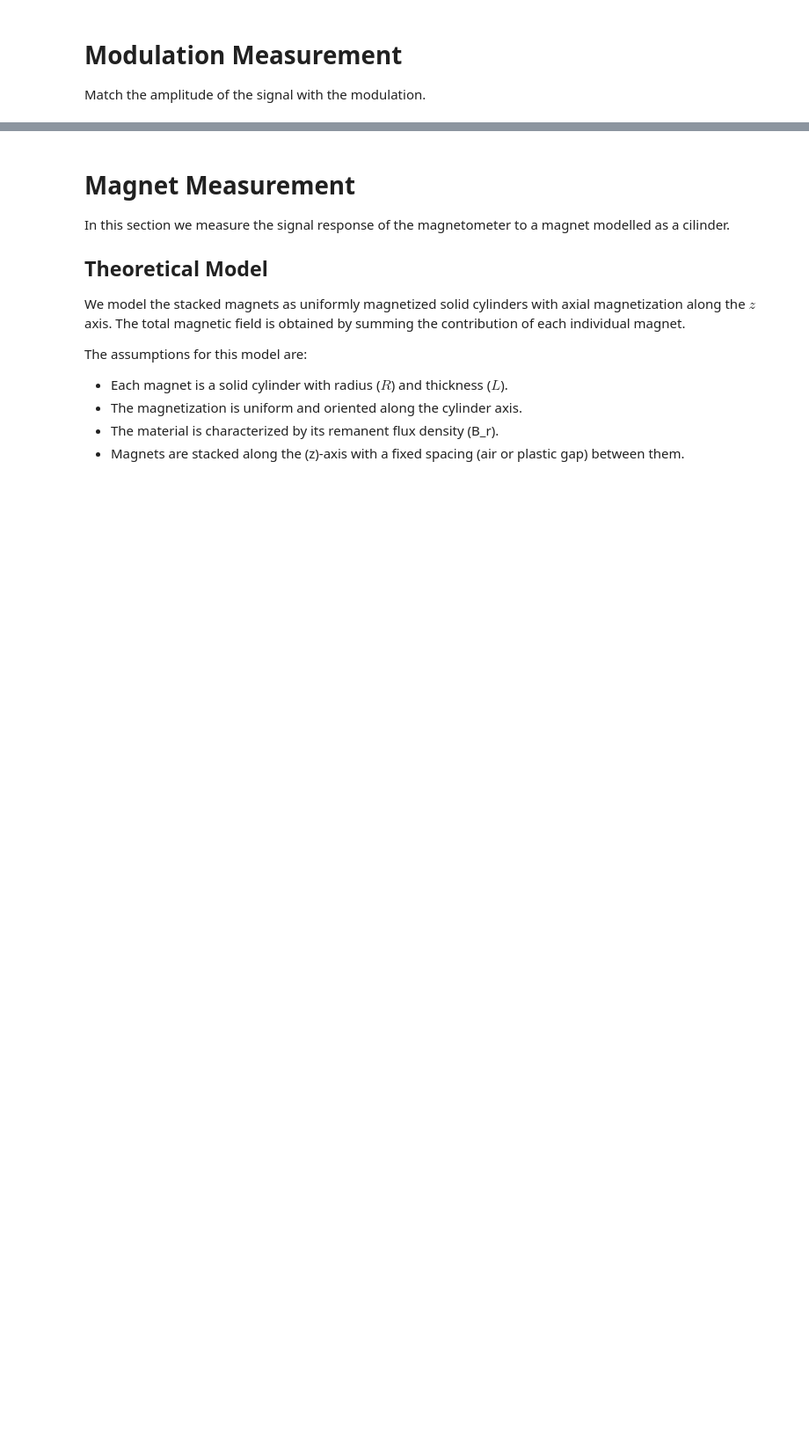
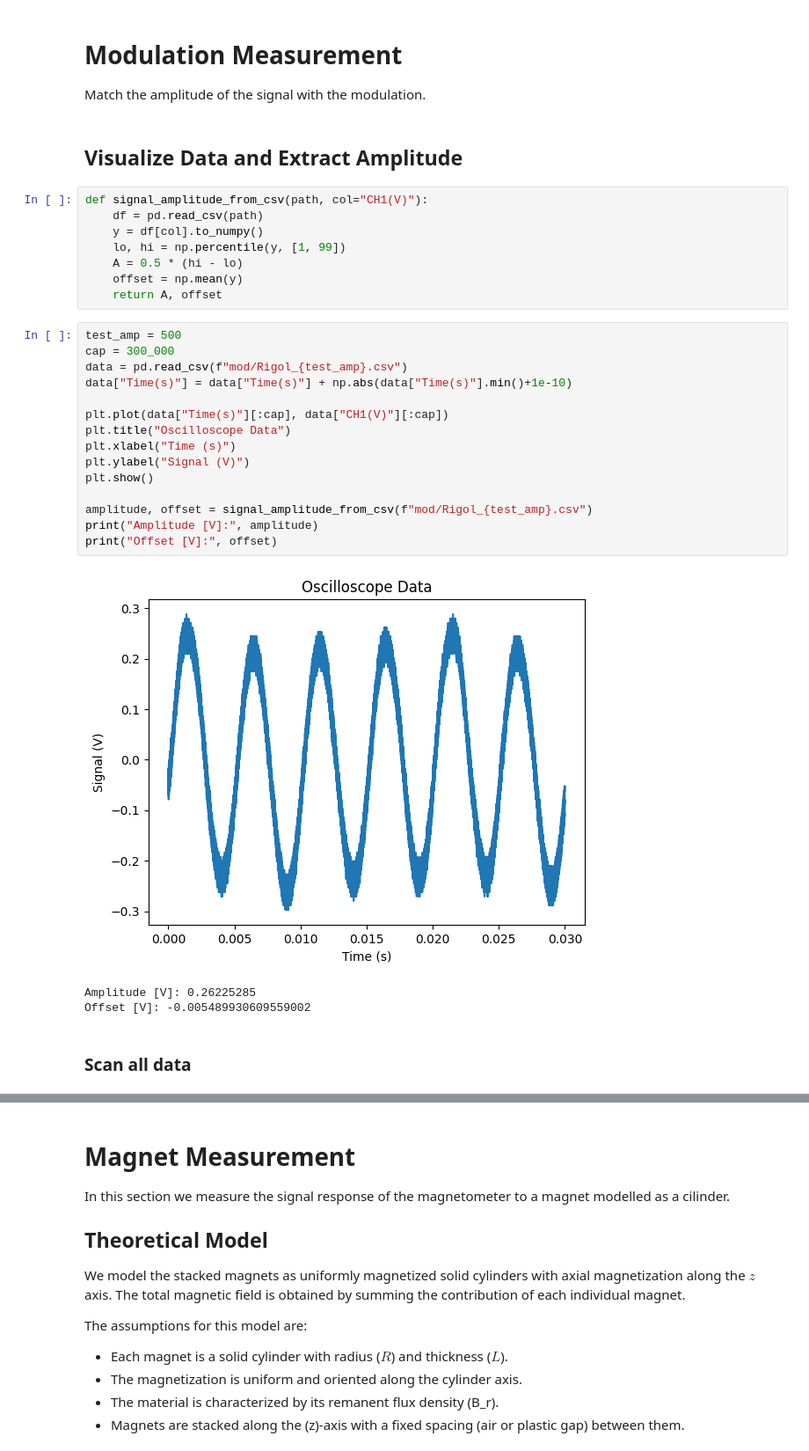
Before and after one commit to jjavierf64/MQST_Projects, a Jupyter notebook: AQL/graphs.ipynb, the cells around one changed output, grey strips where cells are left out. Shown at 88% size. Saved outputs shown, nothing was run; the diff lists cells and outputs as text; blank space fills up the shorter version.

```diff
--- a/AQL/graphs.ipynb
+++ b/AQL/graphs.ipynb
@@ -9,3 +11,34 @@ from scipy.optimize import curve_fit
 # Modulation Measurement
 
 Match the amplitude of the signal with the modulation.
+# %% [markdown]
+## Visualize Data and Extract Amplitude
+# %%
+def signal_amplitude_from_csv(path, col="CH1(V)"):
+    df = pd.read_csv(path)
+    y = df[col].to_numpy()
+    lo, hi = np.percentile(y, [1, 99])
+    A = 0.5 * (hi - lo)
+    offset = np.mean(y)
+    return A, offset
+# %%
+test_amp = 500
+cap = 300_000
+data = pd.read_csv(f"mod/Rigol_{test_amp}.csv")
+data["Time(s)"] = data["Time(s)"] + np.abs(data["Time(s)"].min()+1e-10)
+
+plt.plot(data["Time(s)"][:cap], data["CH1(V)"][:cap])
+plt.title("Oscilloscope Data")
+plt.xlabel("Time (s)")
+plt.ylabel("Signal (V)")
+plt.show()
+
+amplitude, offset = signal_amplitude_from_csv(f"mod/Rigol_{test_amp}.csv")
+print("Amplitude [V]:", amplitude)
+print("Offset [V]:", offset)
+# %% [output]
+[figure, added]
+Amplitude [V]: 0.26225285
+Offset [V]: -0.005489930609559002
+# %% [markdown]
+### Scan all data
```
Also changed, not shown: parts of 13 cells of this notebook, 11 other files.
